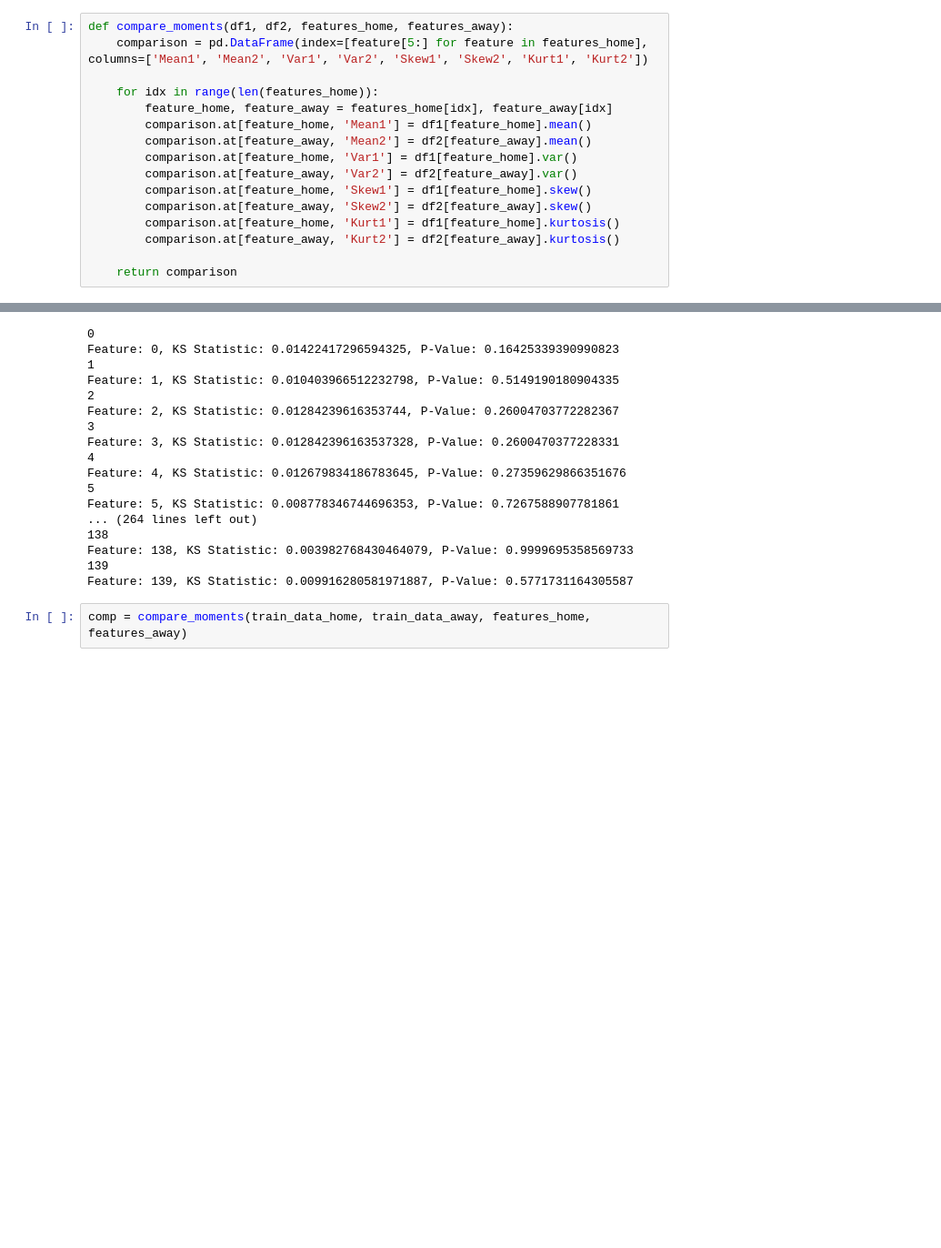
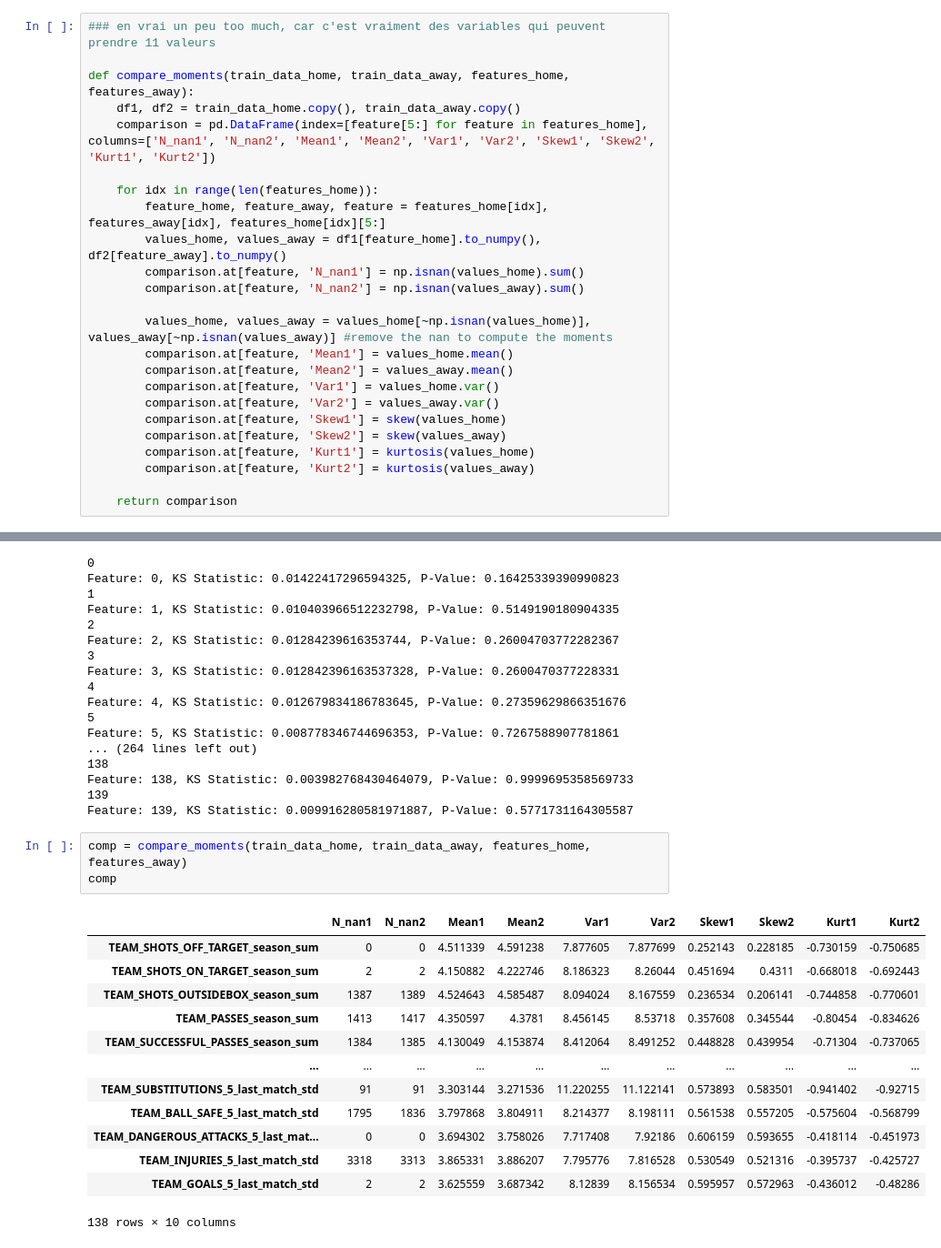
Before and after one commit to BenjaminisCoding/EnsChallenge, a Jupyter notebook: benchmark_and_extras/data_exploration.ipynb, the cells around one changed output, grey strips where cells are left out. Shown at 91% size. Saved outputs shown, nothing was run; the diff lists cells and outputs as text; blank space fills up the shorter version.

```diff
--- a/benchmark_and_extras/data_exploration.ipynb
+++ b/benchmark_and_extras/data_exploration.ipynb
@@ -66,17 +189,25 @@ features_home[0][5:]
 # %%
-def compare_moments(df1, df2, features_home, features_away):
-    comparison = pd.DataFrame(index=[feature[5:] for feature in features_home], columns=['Mean1', 'Mean2', 'Var1', 'Var2', 'Skew1', 'Skew2', 'Kurt1', 'Kurt2'])
+### en vrai un peu too much, car c'est vraiment des variables qui peuvent prendre 11 valeurs
+
+def compare_moments(train_data_home, train_data_away, features_home, features_away):
+    df1, df2 = train_data_home.copy(), train_data_away.copy()
+    comparison = pd.DataFrame(index=[feature[5:] for feature in features_home], columns=['N_nan1', 'N_nan2', 'Mean1', 'Mean2', 'Var1', 'Var2', 'Skew1', 'Skew2', 'Kurt1', 'Kurt2'])
 
     for idx in range(len(features_home)):
-        feature_home, feature_away = features_home[idx], feature_away[idx]
-        comparison.at[feature_home, 'Mean1'] = df1[feature_home].mean()
-        comparison.at[feature_away, 'Mean2'] = df2[feature_away].mean()
-        comparison.at[feature_home, 'Var1'] = df1[feature_home].var()
-        comparison.at[feature_away, 'Var2'] = df2[feature_away].var()
-        comparison.at[feature_home, 'Skew1'] = df1[feature_home].skew()
-        comparison.at[feature_away, 'Skew2'] = df2[feature_away].skew()
-        comparison.at[feature_home, 'Kurt1'] = df1[feature_home].kurtosis()
-        comparison.at[feature_away, 'Kurt2'] = df2[feature_away].kurtosis()
+        feature_home, feature_away, feature = features_home[idx], features_away[idx], features_home[idx][5:]
+        values_home, values_away = df1[feature_home].to_numpy(), df2[feature_away].to_numpy()
+        comparison.at[feature, 'N_nan1'] = np.isnan(values_home).sum()
+        comparison.at[feature, 'N_nan2'] = np.isnan(values_away).sum()
+
+        values_home, values_away = values_home[~np.isnan(values_home)], values_away[~np.isnan(values_away)] #remove the nan to compute the moments
+        comparison.at[feature, 'Mean1'] = values_home.mean()
+        comparison.at[feature, 'Mean2'] = values_away.mean()
+        comparison.at[feature, 'Var1'] = values_home.var()
+        comparison.at[feature, 'Var2'] = values_away.var()
+        comparison.at[feature, 'Skew1'] = skew(values_home)
+        comparison.at[feature, 'Skew2'] = skew(values_away)
+        comparison.at[feature, 'Kurt1'] = kurtosis(values_home)
+        comparison.at[feature, 'Kurt2'] = kurtosis(values_away)
 
     return comparison
 # %%
@@ -112,3 +243,18 @@ Feature: 138, KS Statistic: 0.003982768430464079, P-Value: 0.9999695358569733
 Feature: 139, KS Statistic: 0.009916280581971887, P-Value: 0.5771731164305587
 # %%
 comp = compare_moments(train_data_home, train_data_away, features_home, features_away)
+comp
+# %% [output]
+|  | N_nan1 | N_nan2 | Mean1 | Mean2 | Var1 | Var2 | Skew1 | Skew2 | Kurt1 | Kurt2 |
+| TEAM_SHOTS_OFF_TARGET_season_sum | 0 | 0 | 4.511339 | 4.591238 | 7.877605 | 7.877699 | 0.252143 | 0.228185 | -0.730159 | -0.750685 |
+| TEAM_SHOTS_ON_TARGET_season_sum | 2 | 2 | 4.150882 | 4.222746 | 8.186323 | 8.26044 | 0.451694 | 0.4311 | -0.668018 | -0.692443 |
+| TEAM_SHOTS_OUTSIDEBOX_season_sum | 1387 | 1389 | 4.524643 | 4.585487 | 8.094024 | 8.167559 | 0.236534 | 0.206141 | -0.744858 | -0.770601 |
+| TEAM_PASSES_season_sum | 1413 | 1417 | 4.350597 | 4.3781 | 8.456145 | 8.53718 | 0.357608 | 0.345544 | -0.80454 | -0.834626 |
+| TEAM_SUCCESSFUL_PASSES_season_sum | 1384 | 1385 | 4.130049 | 4.153874 | 8.412064 | 8.491252 | 0.448828 | 0.439954 | -0.71304 | -0.737065 |
+| ... | ... | ... | ... | ... | ... | ... | ... | ... | ... | ... |
+| TEAM_SUBSTITUTIONS_5_last_match_std | 91 | 91 | 3.303144 | 3.271536 | 11.220255 | 11.122141 | 0.573893 | 0.583501 | -0.941402 | -0.92715 |
+| TEAM_BALL_SAFE_5_last_match_std | 1795 | 1836 | 3.797868 | 3.804911 | 8.214377 | 8.198111 | 0.561538 | 0.557205 | -0.575604 | -0.568799 |
+| TEAM_DANGEROUS_ATTACKS_5_last_mat... | 0 | 0 | 3.694302 | 3.758026 | 7.717408 | 7.92186 | 0.606159 | 0.593655 | -0.418114 | -0.451973 |
+| TEAM_INJURIES_5_last_match_std | 3318 | 3313 | 3.865331 | 3.886207 | 7.795776 | 7.816528 | 0.530549 | 0.521316 | -0.395737 | -0.425727 |
+| TEAM_GOALS_5_last_match_std | 2 | 2 | 3.625559 | 3.687342 | 8.12839 | 8.156534 | 0.595957 | 0.572963 | -0.436012 | -0.48286 |
+138 rows × 10 columns
```
Also changed, not shown: parts of 63 cells of this notebook, 2 other files.
